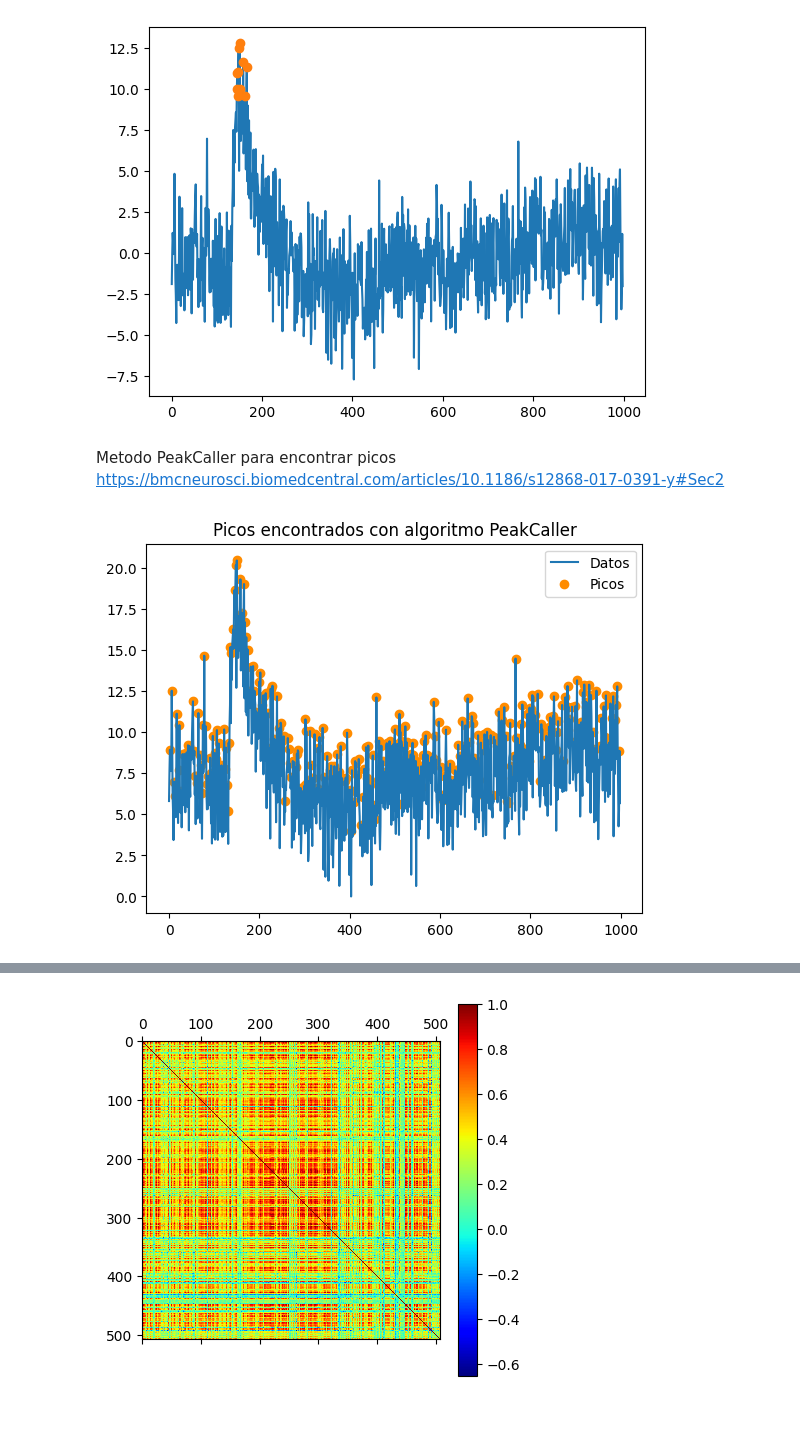
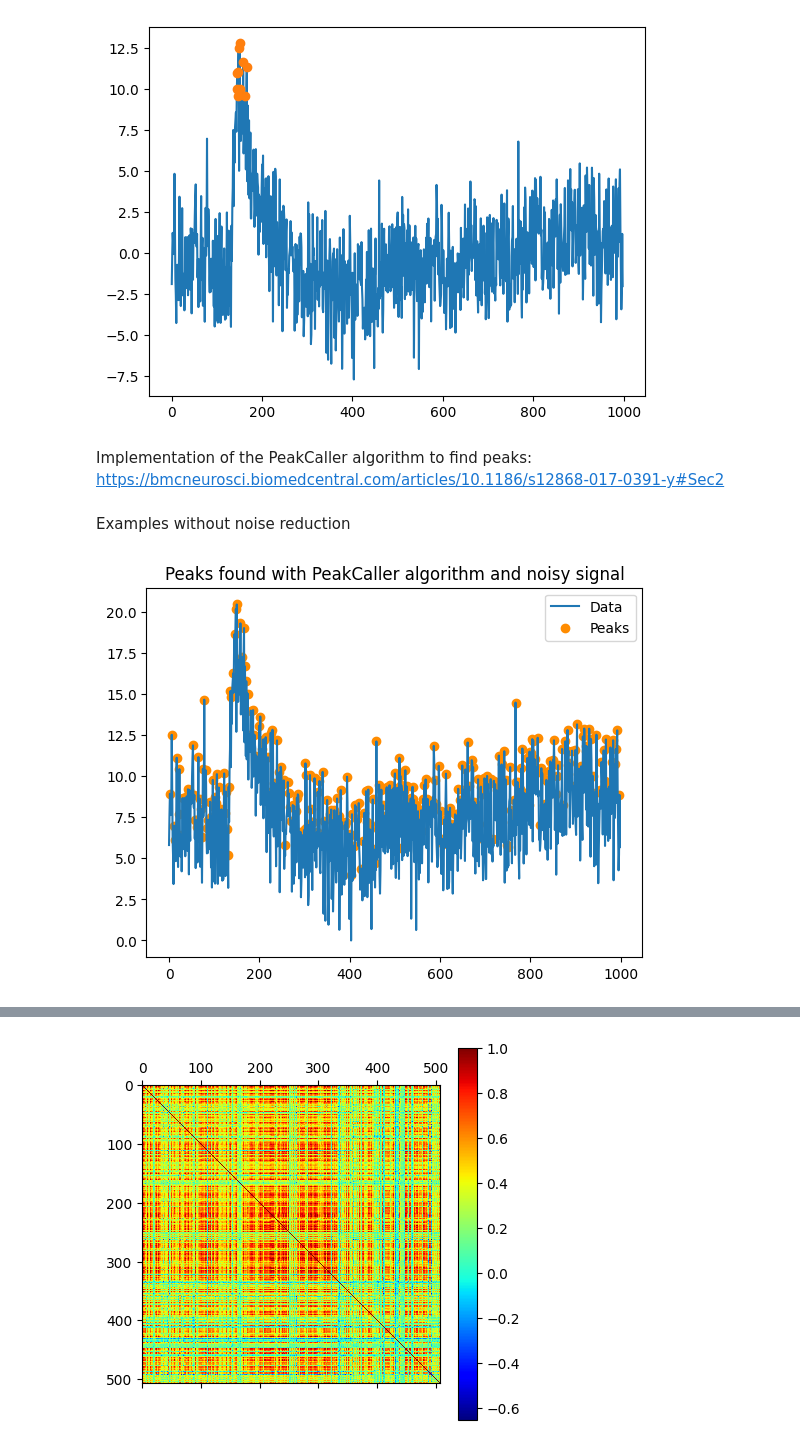
Before and after one commit to SergioCruzUnamIA/NecLabUNAM, a Jupyter notebook: signal_real_correlation2_panda-norm-Linear.ipynb, the cells around one changed output, grey strips where cells are left out. Cells and saved outputs as stored; diff of their text form; code cells hidden in the pictures; blank space fills up the shorter version.

```diff
--- a/signal_real_correlation2_panda-norm-Linear.ipynb
+++ b/signal_real_correlation2_panda-norm-Linear.ipynb
@@ -81,7 +83,8 @@ plt.show()
 # %% [output]
 [figure]
 # %% [markdown]
-Metodo PeakCaller para encontrar picos https://bmcneurosci.biomedcentral.com/articles/10.1186/s12868-017-0391-y#Sec2
+Implementation of the PeakCaller algorithm to find peaks:
+https://bmcneurosci.biomedcentral.com/articles/10.1186/s12868-017-0391-y#Sec2
 # %%
 def peak_caller(data, rise_percent, fall_percent, max_lookback, max_lookahead):
     peaks = []
@@ -123,19 +126,21 @@ def peak_caller(data, rise_percent, fall_percent, max_lookback, max_lookahead):
                 peaks.append(i)
 
     return peaks
+# %% [markdown]
+Examples without noise reduction
 # %%
 rise = 5
 fall = 5
 max_lookback = 10
 max_lookahead = 10
 detrended_data = norm_data[:, 15]
 
 peaks = peak_caller(detrended_data, rise, fall, max_lookback, max_lookahead)
+
+plt.plot(detrended_data, label='Data')
+plt.scatter(peaks, detrended_data[peaks], color='darkorange', label='Peaks')
+plt.title('Peaks found with PeakCaller algorithm and noisy signal')
+plt.legend()
+plt.show()
+# %% [output]
+[figure, added]
-# %%
-plt.plot(detrended_data, label='Datos')
-plt.scatter(peaks, detrended_data[peaks], color='darkorange', label='Picos')
-plt.title('Picos encontrados con algoritmo PeakCaller')
-plt.legend()
-plt.show()
-# %% [output]
-[figure, removed]
```
Also changed, not shown: parts of 21 cells of this notebook.
